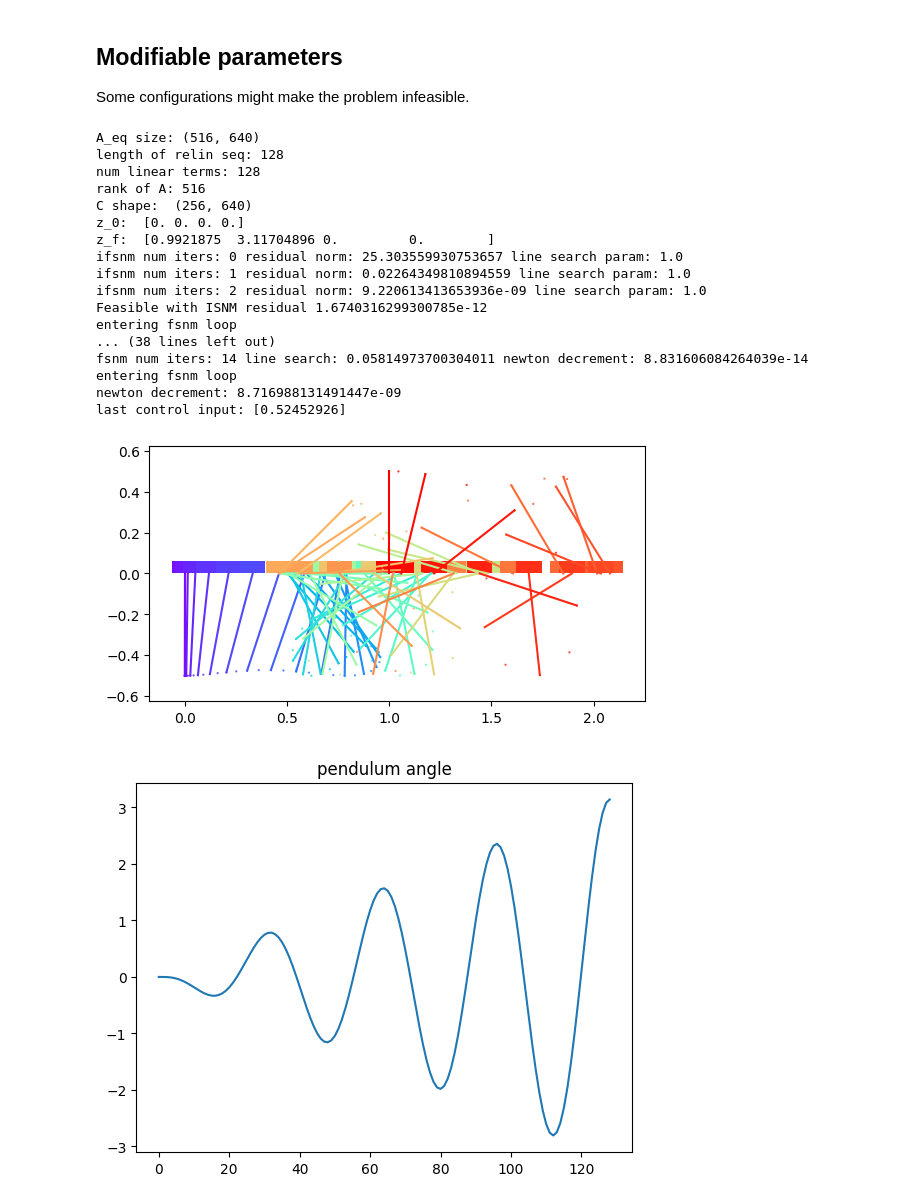
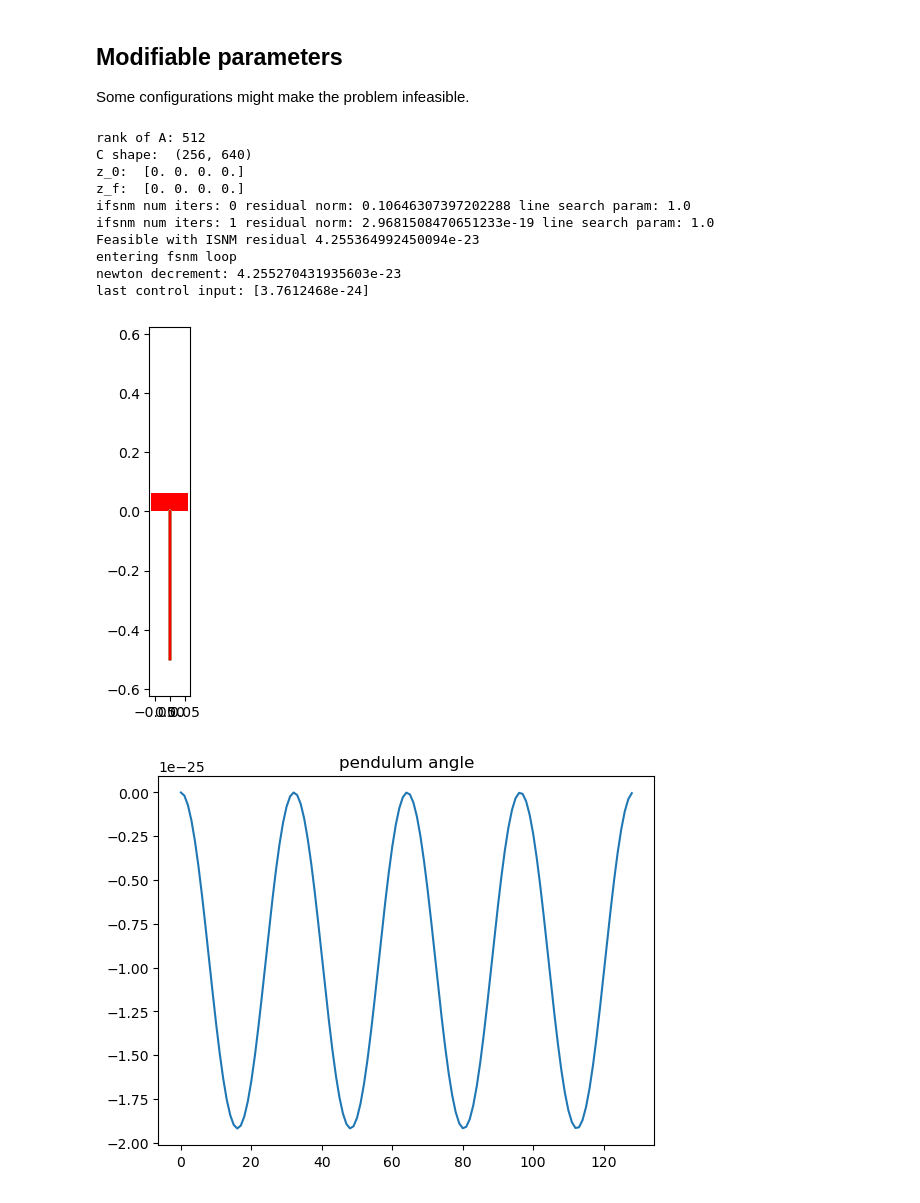
Before and after one commit to therealjtgill/traj_opt, a Jupyter notebook: cartpole_traj_opt.ipynb, the cells around one changed output. Cells and saved outputs as stored; diff of their text form; code cells hidden in the pictures.

Commit message:
Made the jupyter notebook cartpole trajectory optimization function create state weights if the reference trajectory is not None.

```diff
--- a/cartpole_traj_opt.ipynb
+++ b/cartpole_traj_opt.ipynb
@@ -445,8 +445,12 @@ def cartpole_trajectory_optimizer_with_class(
 ):
    effort_weights = np.ones(N * dynamics.control_size)
 
+   state_weights = None
+   if ref_trajectory is not None:
+      state_weights = np.ones(N * dynamics.state_size)
+
    to = TrajectoryOptimizer(
-      effort_weights, N, T, z_0, dynamics, z_f
+      effort_weights, N, T, z_0, dynamics, final_state=z_f, reference_trajectory=ref_trajectory, state_weights=state_weights
    )
 
    # zs for warm-starting infeasible newton
@@ -684,24 +688,19 @@ z_final = np.array([1.0, np.pi, 0.0, 0.0])
 # control_weighting = np.ones(N * dynamics.control_size)
 # control_weighting = np.ones((N + 1) * dynamics.control_size)
 # %%
-cartpole_trajectory_optimizer_with_class(N, T, dynamics, z_0, z_final)
+ref_traj = [(z_final, 0.0),] * N
+# cartpole_trajectory_optimizer_with_class(N, T, dynamics, z_0, z_f=z_final, ref_trajectory=ref_traj)
+cartpole_trajectory_optimizer_with_class(N, T, dynamics, z_0, ref_trajectory=ref_traj)
 # %% [output]
-A_eq size: (516, 640)
-length of relin seq: 128
-num linear terms: 128
-rank of A: 516
+rank of A: 512
 C shape:  (256, 640)
 z_0:  [0. 0. 0. 0.]
-z_f:  [0.9921875  3.11704896 0.         0.        ]
-ifsnm num iters: 0 residual norm: 25.303559930753657 line search param: 1.0
-ifsnm num iters: 1 residual norm: 0.02264349810894559 line search param: 1.0
-ifsnm num iters: 2 residual norm: 9.220613413653936e-09 line search param: 1.0
-Feasible with ISNM residual 1.6740316299300785e-12
+z_f:  [0. 0. 0. 0.]
+ifsnm num iters: 0 residual norm: 0.10646307397202288 line search param: 1.0
+ifsnm num iters: 1 residual norm: 2.9681508470651233e-19 line search param: 1.0
+Feasible with ISNM residual 4.255364992450094e-23
 entering fsnm loop
-... (38 lines left out)
-fsnm num iters: 14 line search: 0.05814973700304011 newton decrement: 8.831606084264039e-14
-entering fsnm loop
-newton decrement: 8.716988131491447e-09
-last control input: [0.52452926]
+newton decrement: 4.255270431935603e-23
+last control input: [3.7612468e-24]
-[figure, old version]
+[figure, new version]
-[figure, old version]
+[figure, new version]
```
Also changed, not shown: parts of 3 cells of this notebook.
